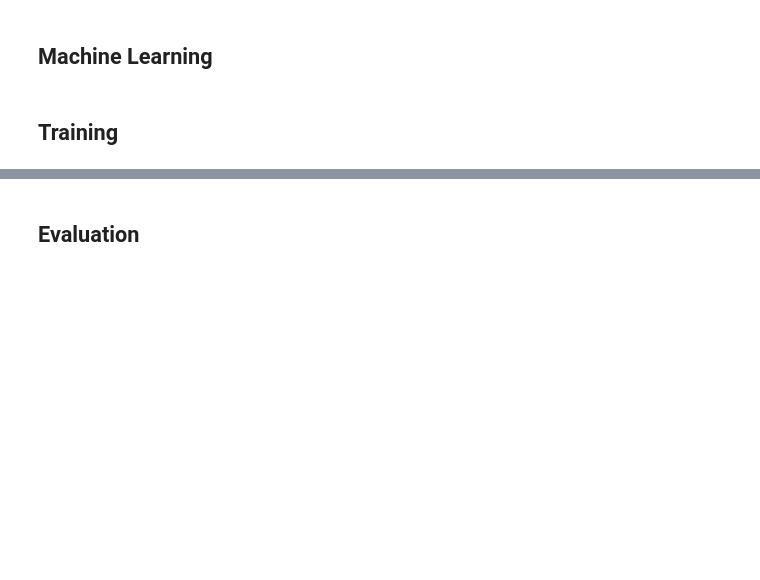
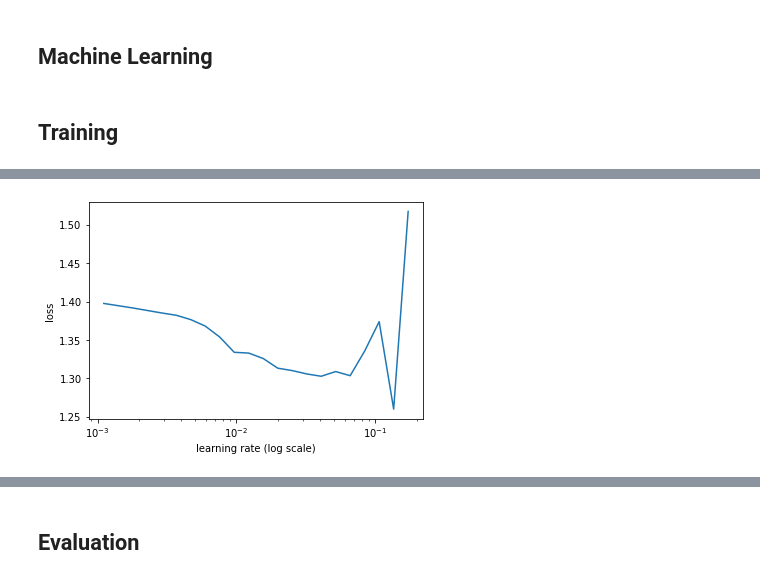
Before and after one commit to pmaxit/tfbook, a Jupyter notebook: 05_fizzbuzz.ipynb, the cells around one changed output, grey strips where cells are left out. Drawn from its saved outputs; the diff is of its cells as text; code cells hidden in the pictures; blank space fills up the shorter version.

```diff
--- a/05_fizzbuzz.ipynb
+++ b/05_fizzbuzz.ipynb
@@ -8,7 +8,9 @@ First, let's try to get the dataset for our problem. Here is a simple one-liner
 def get_training_data(min_range:int = 1, max_range:int = 100):
     return {x: 'fizzbuzz' if x % 15==0 else "buzz" if x%5==0 else "fizz" if x%3 == 0 else x for x in range(min_range,max_range)}
 # %%
-data = get_training_data(101, 1024)
+data = get_training_data(101, 2400)
+
+test_data = get_training_data(1, 101)
 # %% [markdown]
 ## Machine Learning
 # %%
@@ -16,7 +18,9 @@ import numpy as np
 from sklearn.model_selection import train_test_split
 from keras.preprocessing.sequence import pad_sequences
 # %%
-labels = ['Number', 'Fizz','Buzz','FizzBuzz']
+labels = ['number', 'fizz','buzz','fizzbuzz']
+sequence_length =4
+
 
 def convert_to_vector(num):
     n = num
@@ -35,3 +39,11 @@ def convert_to_int(label):
 
 def fizz_buzz_pred(i, prediction):
     return [str(i), "fizz", "buzz", "fizzbuzz"][prediction]
+
+
+def convert_list_to_vector(data):
+    out = np.array([convert_to_vector(x) for x in data],dtype=object)
+    return pad_sequences(out, maxlen=sequence_length)
+
+def convert_list_to_int(data):
+    return np.array([convert_to_int(x) for x in data])
@@ -50,3 +50,8 @@ X_train, X_test, y_train, y_test = train_test_split(X_vector,y_vector, test_size
+# %%
+X = convert_list_to_vector(data.keys())
+y = convert_list_to_int(data.values())
+# %%
+X_train, X_test, y_train, y_test = train_test_split(X,y, test_size=0.2,shuffle=True)
 # %% [markdown]
 ## Training
 # %%
@@ -89,0 +80,7 @@ To enable them in other operations, rebuild TensorFlow with the appropriate comp
+# %%
+lr_finder = LRFinder(model)
+
+lr_finder.find(X_train, y_train, start_lr=1e-4, end_lr=100, batch_size=64,epochs=2)
+
+lr_finder.plot_loss()
+# %% [output]
@@ -90,3 +91,4 @@ To enable them in other operations, rebuild TensorFlow with the appropriate comp
+[figure, added]
 # %%
 ACCURACY_THRESHOLD = 0.99
 class myCallback(tf.keras.callbacks.Callback):
```
Also changed, not shown: parts of 12 cells of this notebook, 2 other files.
